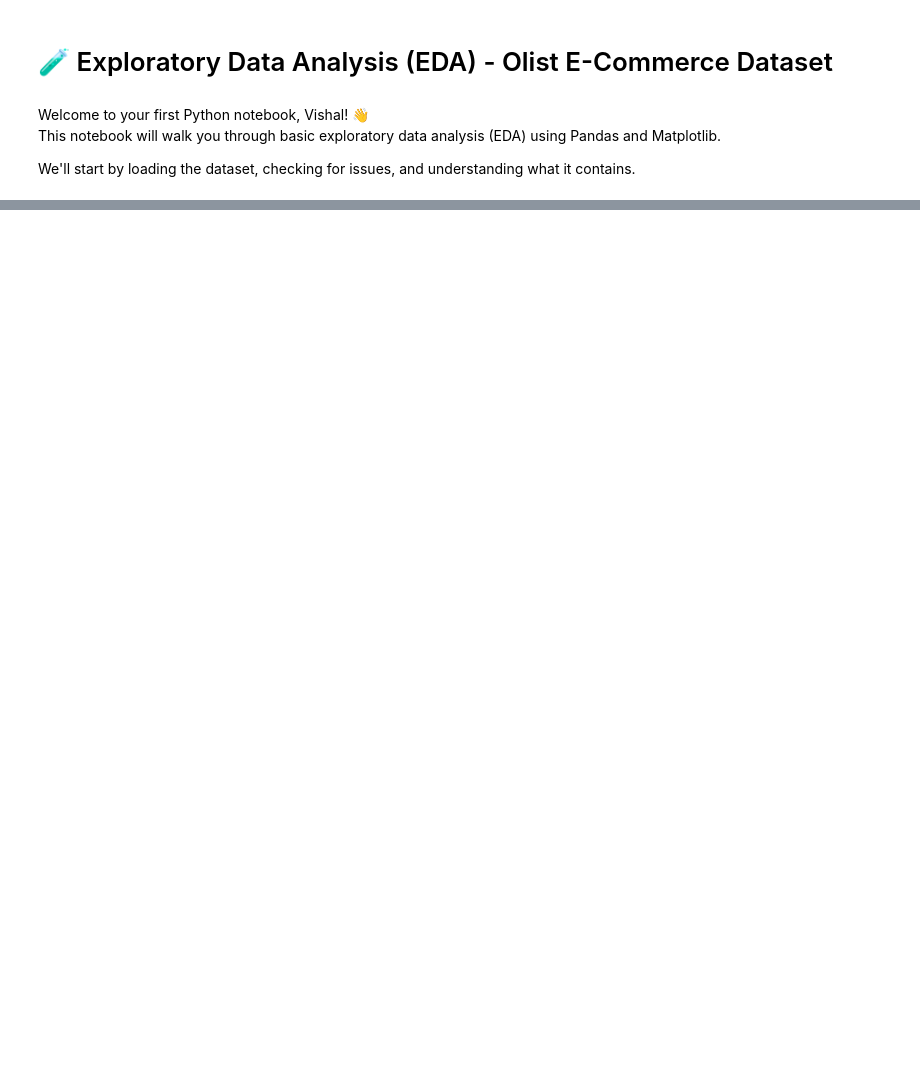
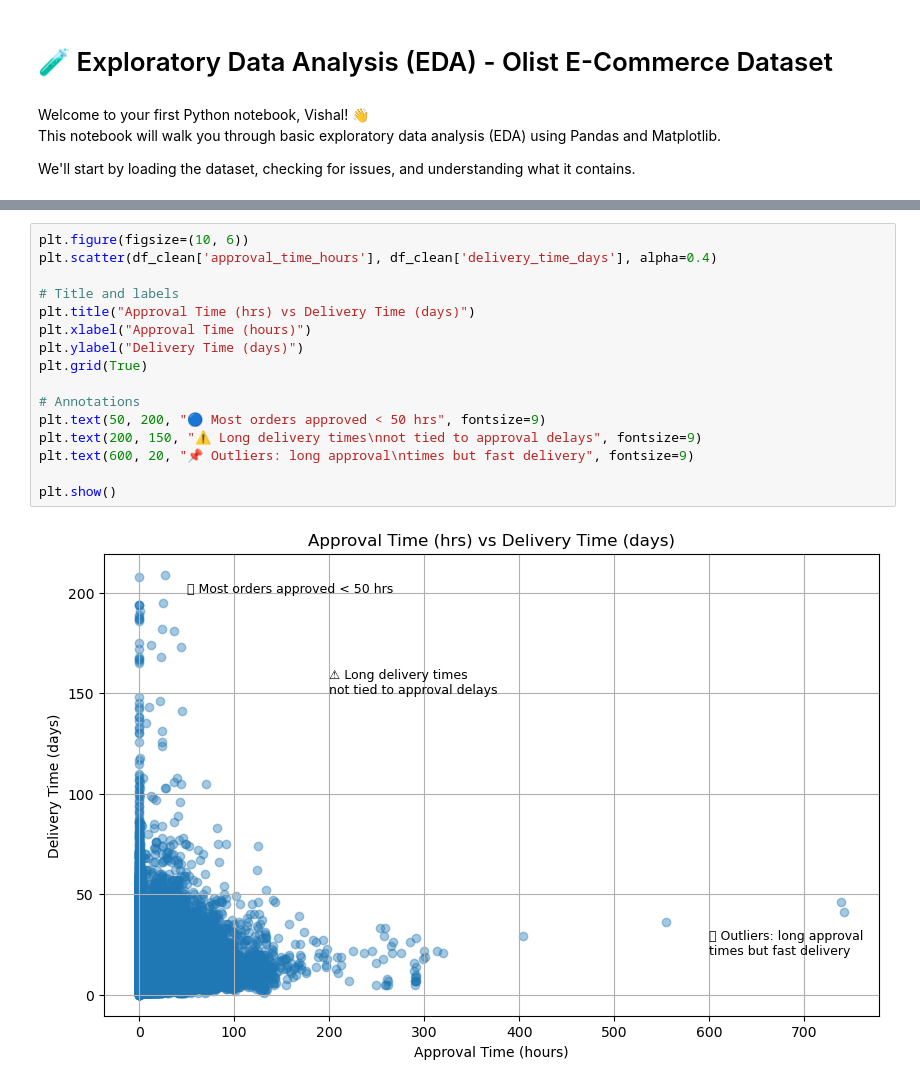
Before and after one commit to Vishal-Dataanalyst01/brazilian-ecommerce-capstone, a Jupyter notebook: notebooks/eda.ipynb, the cells around one changed output, grey strips where cells are left out. Cells and saved outputs as stored; diff of their text form; blank space fills up the shorter version.

```diff
--- a/notebooks/eda.ipynb
+++ b/notebooks/eda.ipynb
@@ -42,0 +183,18 @@ Let’s take it one block at a time! 💪
+# %%
+plt.figure(figsize=(10, 6))
+plt.scatter(df_clean['approval_time_hours'], df_clean['delivery_time_days'], alpha=0.4)
+
+# Title and labels
+plt.title("Approval Time (hrs) vs Delivery Time (days)")
+plt.xlabel("Approval Time (hours)")
+plt.ylabel("Delivery Time (days)")
+plt.grid(True)
+
+# Annotations
+plt.text(50, 200, "🔵 Most orders approved < 50 hrs", fontsize=9)
+plt.text(200, 150, "⚠️ Long delivery times\nnot tied to approval delays", fontsize=9)
+plt.text(600, 20, "📌 Outliers: long approval\ntimes but fast delivery", fontsize=9)
+
+plt.show()
+# %% [output]
+[figure, added]
```
Also changed, not shown: parts of 17 cells of this notebook.
